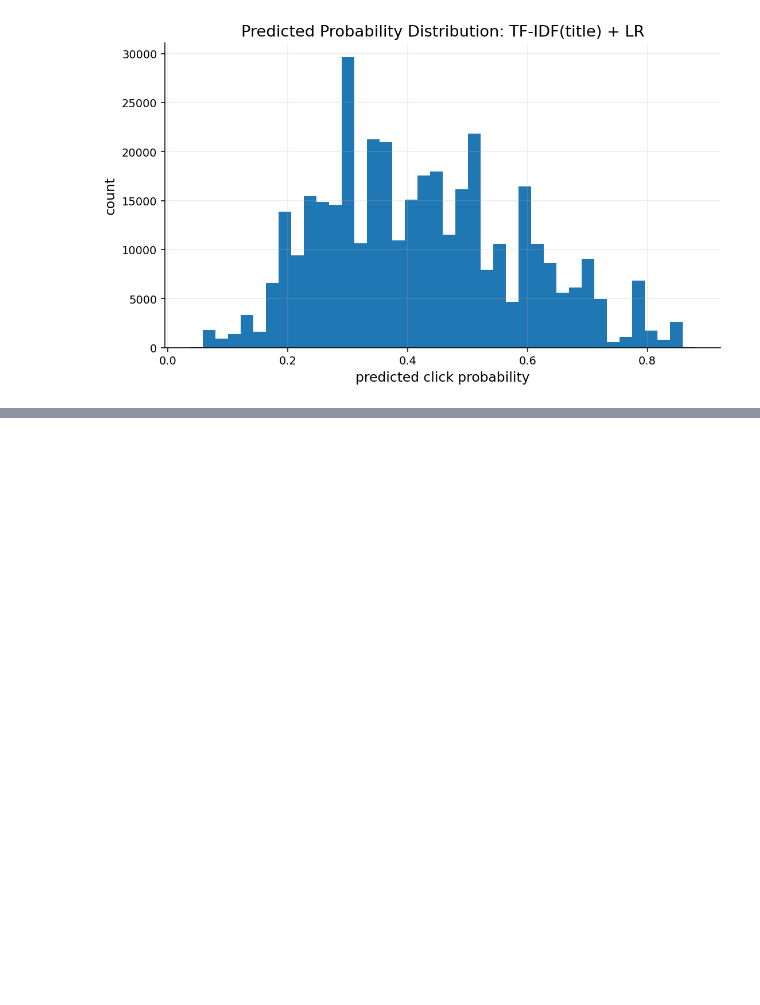
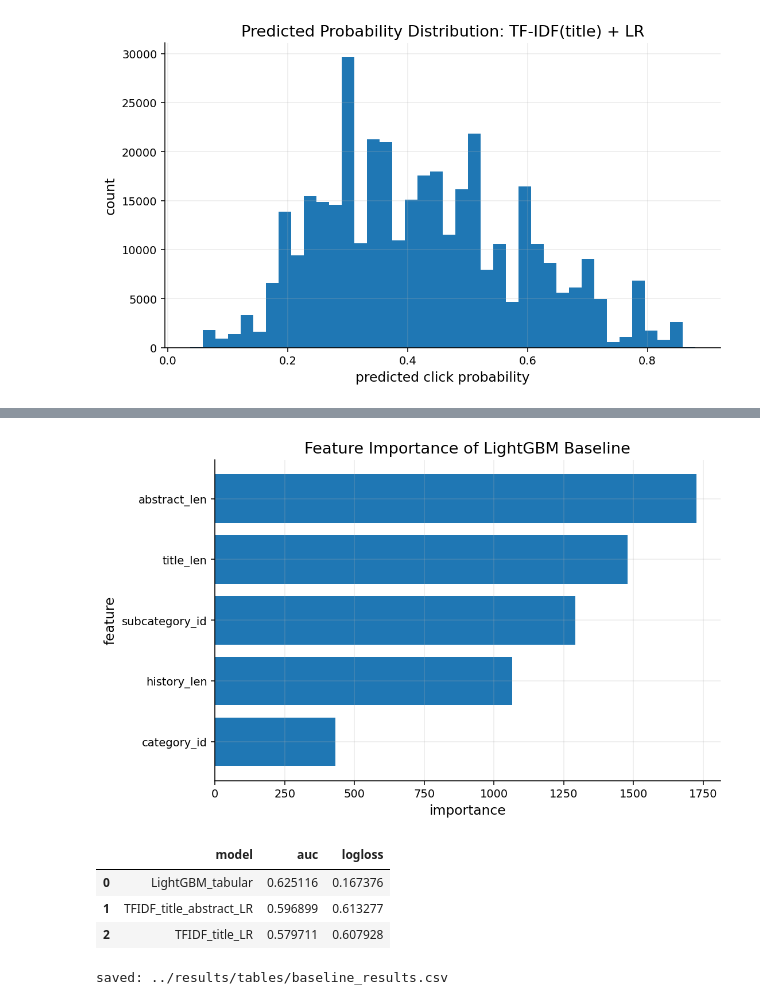
Before and after one commit to XvniYuSheng/mind-thesis, a Jupyter notebook: notebooks/03_baseline_lr_lgb.ipynb, the cells around one changed output, grey strips where cells are left out. Cells and saved outputs as stored; diff of their text form; code cells hidden in the pictures; blank space fills up the shorter version.

```diff
--- a/notebooks/03_baseline_lr_lgb.ipynb
+++ b/notebooks/03_baseline_lr_lgb.ipynb
@@ -261,0 +264,12 @@ plt.show()
+# %%
+tfidf_ta = TfidfVectorizer(
+    max_features=8000,
+    ngram_range=(1, 2),
+    min_df=3
+)
+
+X_train_ta = tfidf_ta.fit_transform(train_df["title_abstract_text"])
+X_valid_ta = tfidf_ta.transform(valid_df["title_abstract_text"])
+
+print(X_train_ta.shape)
+print(X_valid_ta.shape)
@@ -261,0 +403,31 @@ plt.show()
+# %%
+importance_df = pd.DataFrame({
+    "feature": feature_cols,
+    "importance": lgb_model.feature_importances_
+}).sort_values("importance", ascending=False)
+
+fig, ax = plt.subplots(figsize=(8, 5))
+ax.barh(importance_df["feature"], importance_df["importance"])
+ax.set_title("Feature Importance of LightGBM Baseline")
+ax.set_xlabel("importance")
+ax.set_ylabel("feature")
+ax.invert_yaxis()
+plt.tight_layout()
+plt.show()
+# %% [output]
+[figure, added]
+# %%
+results_df = pd.DataFrame(results_list)
+results_df = results_df.sort_values("auc", ascending=False).reset_index(drop=True)
+results_df
+# %% [output]
+|  | model | auc | logloss |
+| 0 | LightGBM_tabular | 0.625116 | 0.167376 |
+| 1 | TFIDF_title_abstract_LR | 0.596899 | 0.613277 |
+| 2 | TFIDF_title_LR | 0.579711 | 0.607928 |
+# %%
+results_path = BASE_DIR / "results" / "tables" / "baseline_results.csv"
+results_df.to_csv(results_path, index=False)
+print("saved:", results_path)
+# %% [output]
+saved: ../results/tables/baseline_results.csv
```
Also changed, not shown: parts of 15 cells of this notebook, 6 other files.
